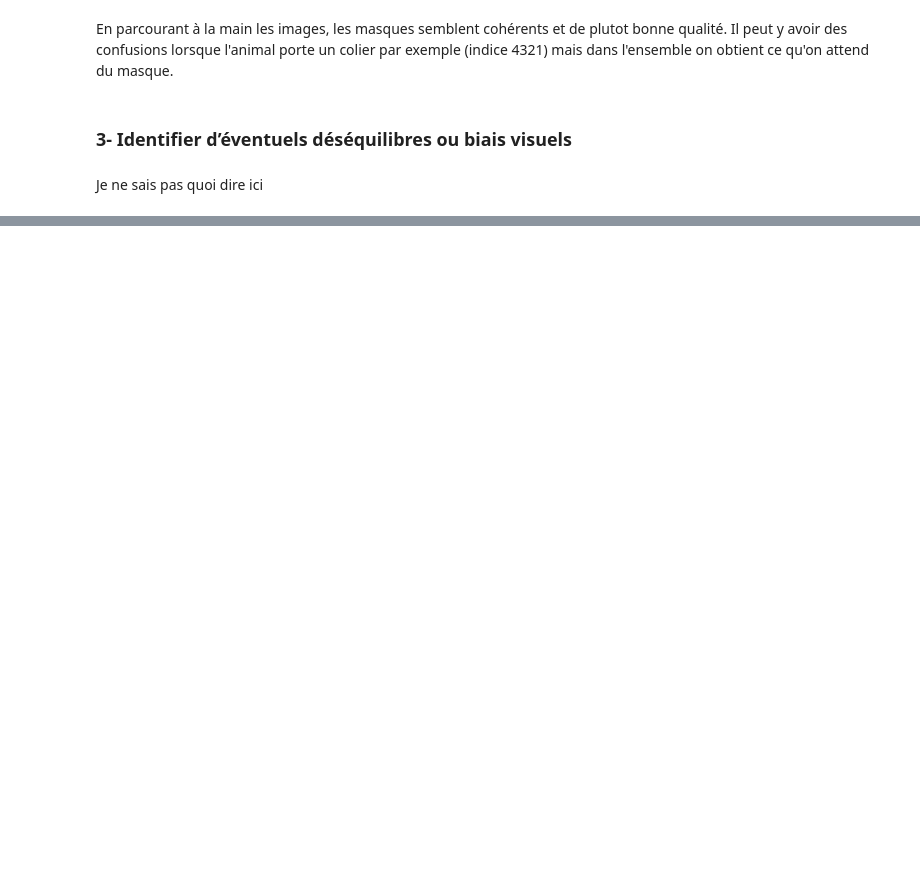
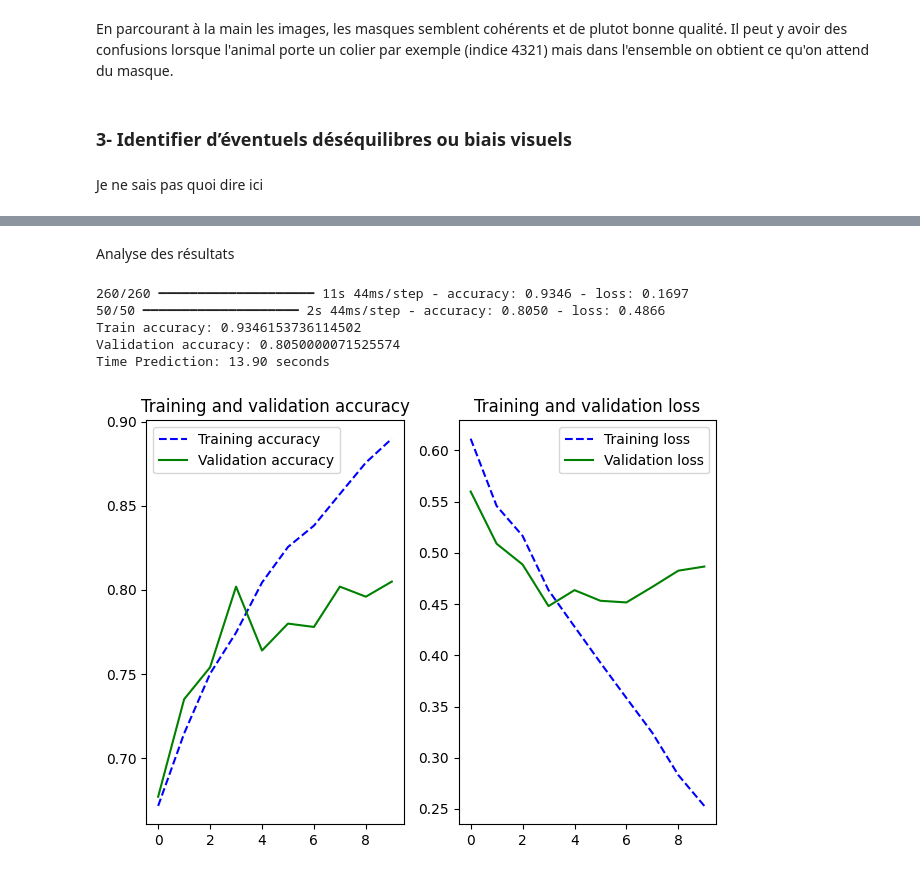
Before and after one commit to Viictordvd/High-Dimensional-and-Deep-Learning, a Jupyter notebook: Projet-1-Segmentation/Analyse-exploratoire.ipynb, the cells around one changed output, grey strips where cells are left out. Cells and saved outputs as stored; diff of their text form; code cells hidden in the pictures; blank space fills up the shorter version.

```diff
--- a/Projet-1-Segmentation/Analyse-exploratoire.ipynb
+++ b/Projet-1-Segmentation/Analyse-exploratoire.ipynb
@@ -157,0 +362,2 @@ Je ne sais pas quoi dire ici
+# %%
+t_learning_cnn_naif, cnn_naif_history, t_learning_cnn_naif = Entrainement(cnn_naif,epochs,train_generator)
@@ -157,0 +386,48 @@ Je ne sais pas quoi dire ici
+# %% [markdown]
+Analyse des résultats
+# %%
+def plot_training_analysis(history):
+    acc = history.history['accuracy']
+    val_acc = history.history['val_accuracy']
+    loss = history.history['loss']
+    val_loss = history.history['val_loss']
+
+    epochs = range(len(acc))
+
+    plt.subplot(1,2,1)
+    plt.plot(epochs, acc, 'b', linestyle="--",label='Training accuracy')
+    plt.plot(epochs, val_acc, 'g', label='Validation accuracy')
+    plt.title('Training and validation accuracy')
+    plt.legend()
+
+    plt.subplot(1,2,2)
+    plt.plot(epochs, loss, 'b', linestyle="--",label='Training loss')
+    plt.plot(epochs, val_loss,'g', label='Validation loss')
+    plt.title('Training and validation loss')
+    plt.legend()
+
+    plt.tight_layout()
+    plt.show()
+# %%
+def Analyse_resultats(cnn,cnn_history):
+    t_prediction_cnn = time.time()
+    score_cnn_train = cnn.evaluate(train_generator, verbose=1)
+    score_cnn_validation = cnn.evaluate(validation_generator, verbose=1)
+
+    t_prediction_cnn = time.time() - t_prediction_cnn
+
+    print('Train accuracy:', score_cnn_train[1])
+    print('Validation accuracy:', score_cnn_validation[1])
+    print("Time Prediction: %.2f seconds" % t_prediction_cnn)
+
+    plot_training_analysis(cnn_history)
+    return t_prediction_cnn
+
+t_prediction_cnn_naif = Analyse_resultats(cnn_naif,cnn_naif_history)
+# %% [output]
+260/260 ━━━━━━━━━━━━━━━━━━━━ 11s 44ms/step - accuracy: 0.9346 - loss: 0.1697
+50/50 ━━━━━━━━━━━━━━━━━━━━ 2s 44ms/step - accuracy: 0.8050 - loss: 0.4866
+Train accuracy: 0.9346153736114502
+Validation accuracy: 0.8050000071525574
+Time Prediction: 13.90 seconds
+[figure, added]
```
Also changed, not shown: parts of 26 cells of this notebook, 1 other file.
